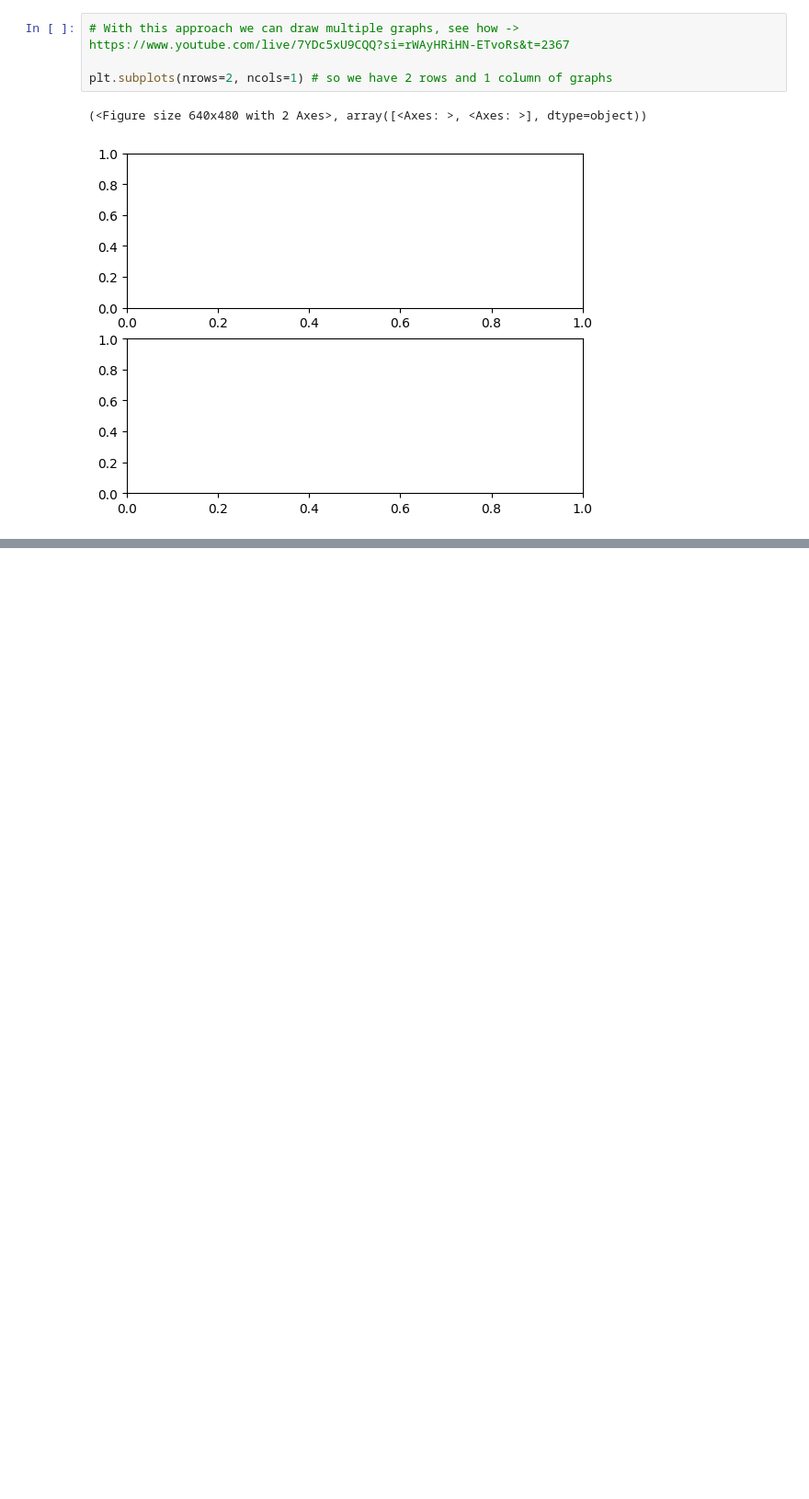
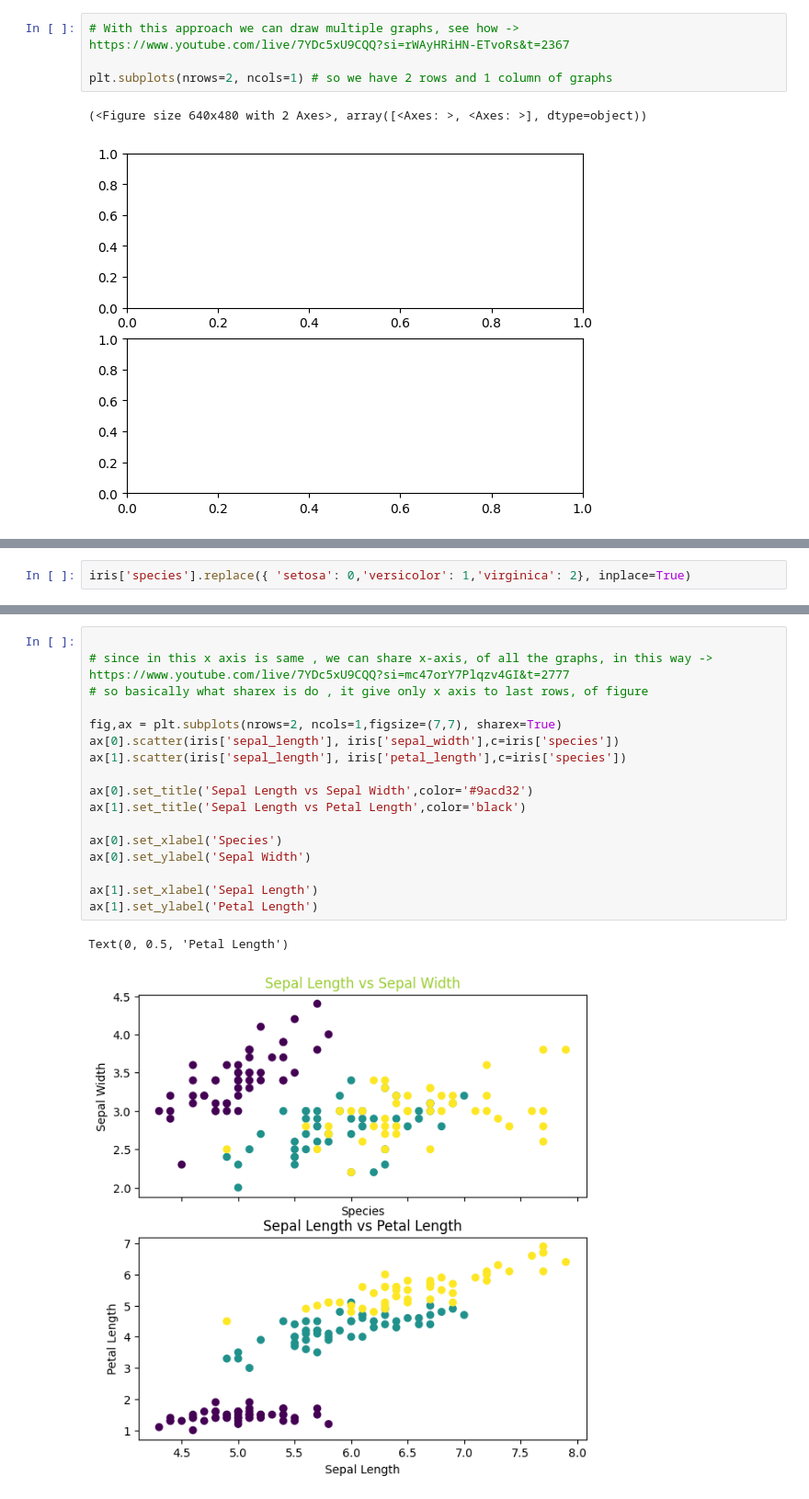
Before and after one commit to XionVolt/Ai-Ml, a Jupyter notebook: Programming/Matplotlib/02_Advanced Matplotlib.ipynb, the cells around one changed output, grey strips where cells are left out. Shown at 92% size. Drawn from its saved outputs; the diff is of its cells as text; blank space fills up the shorter version.

```diff
--- a/Programming/Matplotlib/02_Advanced Matplotlib.ipynb
+++ b/Programming/Matplotlib/02_Advanced Matplotlib.ipynb
@@ -109,0 +132,2 @@ plt.subplots(nrows=2, ncols=1) # so we have 2 rows and 1 column of graphs
+# %%
+iris['species'].replace({ 'setosa': 0,'versicolor': 1,'virginica': 2}, inplace=True)
@@ -109,0 +141,20 @@ plt.subplots(nrows=2, ncols=1) # so we have 2 rows and 1 column of graphs
+# %%
+
+# since in this x axis is same , we can share x-axis, of all the graphs, in this way -> https://www.youtube.com/live/7YDc5xU9CQQ?si=mc47orY7Plqzv4GI&t=2777
+# so basically what sharex is do , it give only x axis to last rows, of figure
+
+fig,ax = plt.subplots(nrows=2, ncols=1,figsize=(7,7), sharex=True)
+ax[0].scatter(iris['sepal_length'], iris['sepal_width'],c=iris['species'])
+ax[1].scatter(iris['sepal_length'], iris['petal_length'],c=iris['species'])
+
+ax[0].set_title('Sepal Length vs Sepal Width',color='#9acd32')
+ax[1].set_title('Sepal Length vs Petal Length',color='black')
+
+ax[0].set_xlabel('Species')
+ax[0].set_ylabel('Sepal Width')
+
+ax[1].set_xlabel('Sepal Length')
+ax[1].set_ylabel('Petal Length')
+# %% [output]
+Text(0, 0.5, 'Petal Length')
+[figure, added]
```
Also changed, not shown: parts of 16 cells of this notebook, 4 other files.
